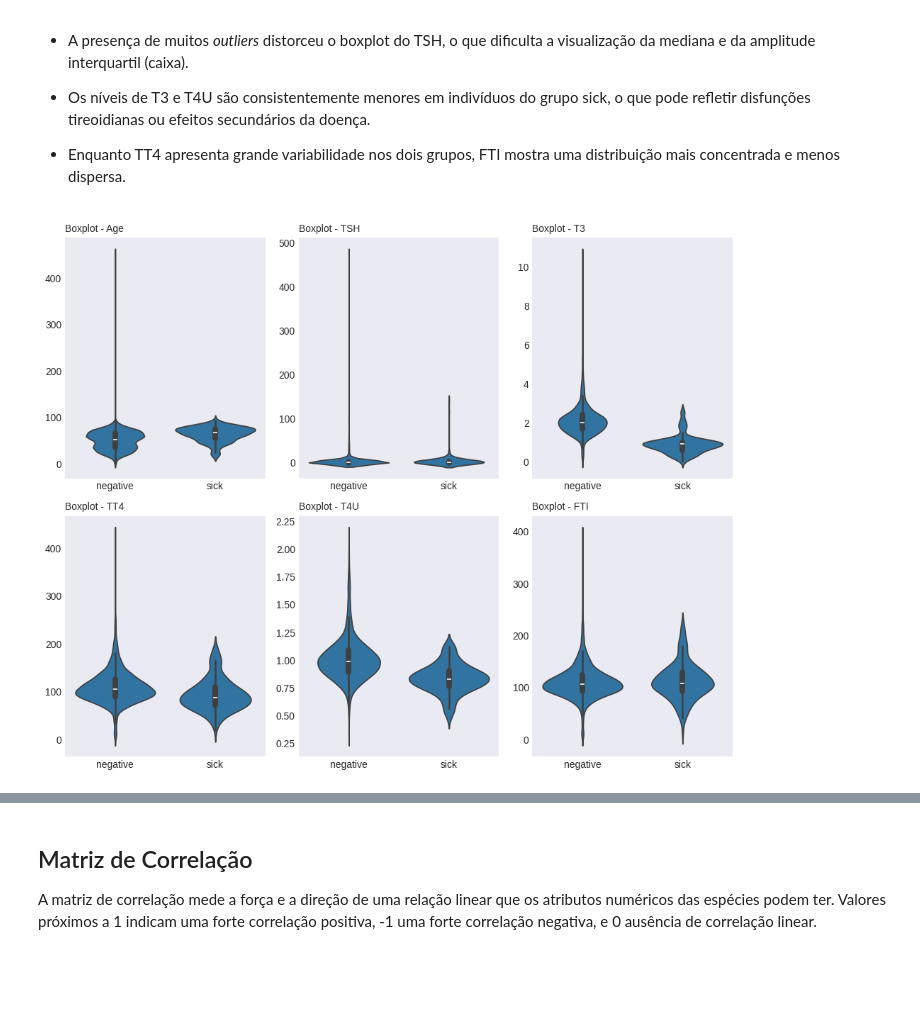
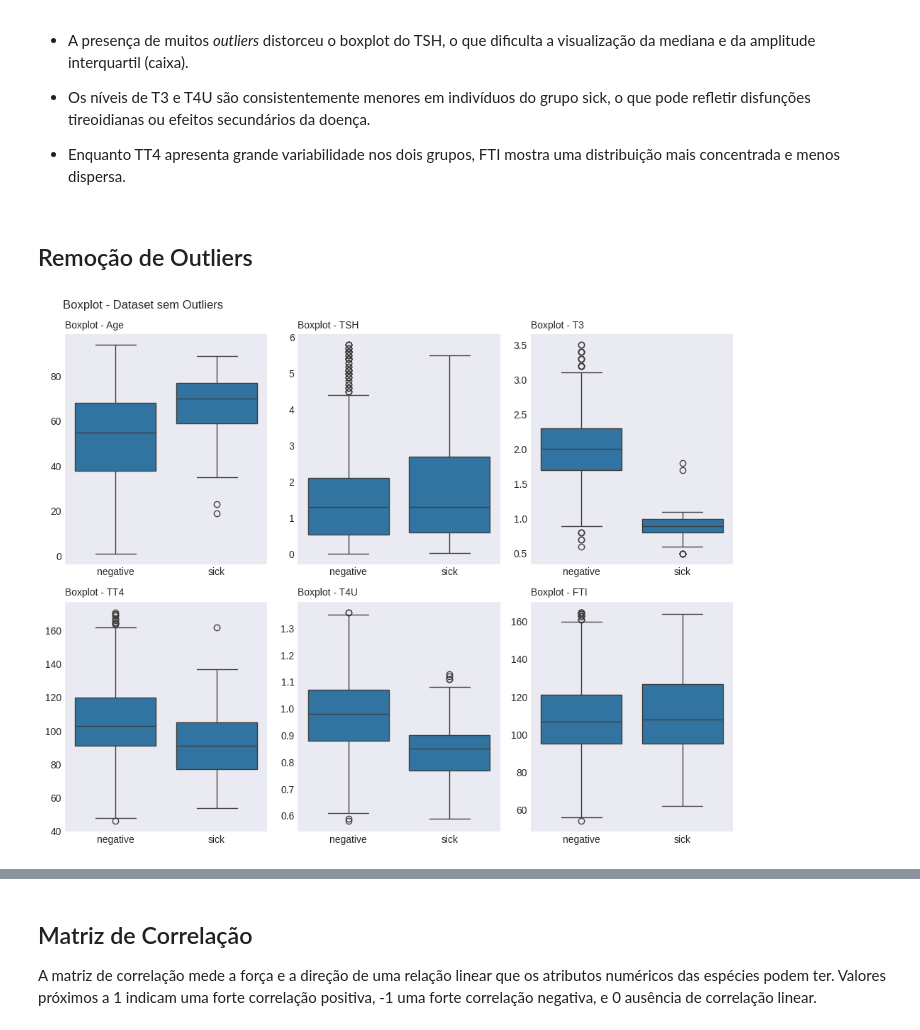
Before and after one commit to leticiasbm/DSAnalytics, a Jupyter notebook: MVP_Letícia_Santos_Batista_de_Melo.ipynb, the cells around one changed output, grey strips where cells are left out. Saved outputs shown, nothing was run; the diff lists cells and outputs as text; code cells hidden in the pictures; blank space fills up the shorter version.

```diff
--- a/MVP_Letícia_Santos_Batista_de_Melo.ipynb
+++ b/MVP_Letícia_Santos_Batista_de_Melo.ipynb
@@ -190,7 +200,7 @@ None
 # %%
 # Alterando o tipo de dado dos atributos
 
-dataframe = dataframe.astype({"Age" : float, "On_Thyroxine" : bool, "Query_On_Thyroxine" : bool, "On_Antithyroid_Medication" : bool,
+dataframe = dataframe.astype({"Age" : float, "Sex": float, "On_Thyroxine" : bool, "Query_On_Thyroxine" : bool, "On_Antithyroid_Medication" : bool,
                               "Sick" : bool, "Pregnant" : bool, "Thyroid_Surgery" : bool, "I131_Treatment" : bool, "Query_Hypothyroid" : bool,
                               "Query_Hyperthyroid" : bool, "Lithium" : bool, "Goitre" : bool, "Tumor" : bool, "Hypopituitary" : bool, "Psych" : bool,
                               "TSH_Measured" : bool, "T3_Measured" : bool, "TT4_Measured" : bool, "T4U_Measured" : bool, "FTI_Measured" : bool, "TBG_Measured" : bool,
@@ -307,6 +320,8 @@ dataframe.describe().loc['mean']
 dtype: float64
 # %% [markdown]
 Como pode ser visto no conjunto de dados, não existem dados para a coluna TBG, o que possibilita sua remoção do dataset. O eixo X dos histogramas de TSH e Age possuem um grande espaço sem dados numéricos significativos, o que indica a possível presença de *outliers*.
+# %%
+dataframe.drop(["TBG", "Referral_Source"], axis = 1, inplace = True)
 # %% [markdown]
 ### Desvio Padrão
 
@@ -350,0 +438,2 @@ Como pode ser visto no gráfico de barras com erro exibido anteriormente, os dad
+# %%
+dataframe["Age"] = dataframe.groupby("Class")["Age"].transform(lambda x: x.fillna(x.median()))
@@ -441,25 +555,45 @@ plt.show()
 * Os níveis de T3 e T4U são consistentemente menores em indivíduos do grupo sick, o que pode refletir disfunções tireoidianas ou efeitos secundários da doença.
 
 * Enquanto TT4 apresenta grande variabilidade nos dois grupos, FTI mostra uma distribuição mais concentrada e menos dispersa.
+# %% [markdown]
+## Remoção de Outliers
+# %%
+#Remoção de Outliers
+
+colunas_float = ["Age", "TSH", "T3", "TT4", "T4U", "FTI"]
+
+def remover_outliers_iqr(df, colunas):
+    dataframe_new = dataframe.copy()
+    for col in colunas:
+        Q1 = dataframe_new[col].quantile(0.25)
+        Q3 = dataframe_new[col].quantile(0.75)
+        IQR = Q3 - Q1
+        limite_inferior = Q1 - 1.5 * IQR
+        limite_superior = Q3 + 1.5 * IQR
+        dataframe_new = dataframe_new[(dataframe_new[col] >= limite_inferior) & (dataframe_new[col] <= limite_superior)]
+    return dataframe_new
+
+df_sem_outliers = remover_outliers_iqr(dataframe, colunas_float)
 # %%
-# Violin Plot - verificando se a visualização fica melhor do que os boxplots
+#Boxplot das variáveis numéricas por diagnóstico
 
 colunas_float = ["Age", "TSH", "T3", "TT4", "T4U", "FTI"]
 
 fig, ax = plt.subplots(nrows = 2, ncols = 3, figsize = (10, 8))
 ax = ax.flatten()
 
 for idx, col in enumerate(colunas_float):
-    dados = dataframe[col].dropna()
-    sns.violinplot(x = dataframe["Class"], y = dados, ax = ax[idx])
+    dados = df_sem_outliers[col].dropna()
+    sns.boxplot(x = df_sem_outliers["Class"], y = dados, color = "tab:blue", ax = ax[idx])
     ax[idx].set_title(f"Boxplot - {col}", loc = "left", fontsize = 10)
     ax[idx].set_ylabel("")
     ax[idx].set_xlabel("", loc = "left", fontsize = 10)
 
 for j in range(len(colunas_float), len(ax)):
     fig.delaxes(ax[j])
 
+plt.suptitle("Boxplot - Dataset sem Outliers", ha = "left", x = 0.04)
 plt.tight_layout()
 plt.show()
 # %% [output]
-[figure, old version]
+[figure, new version]
```
Also changed, not shown: parts of 46 cells of this notebook.
